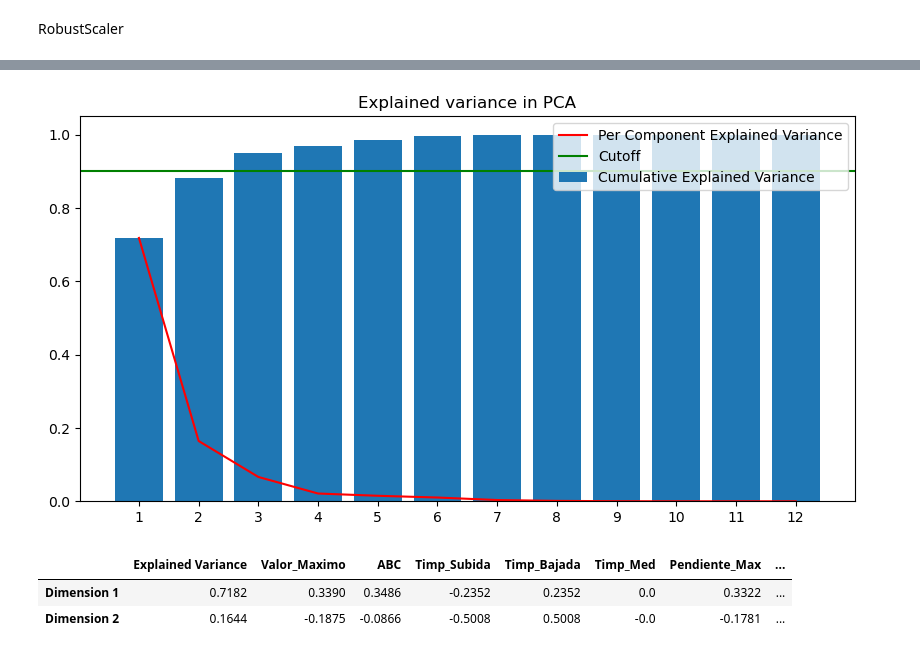
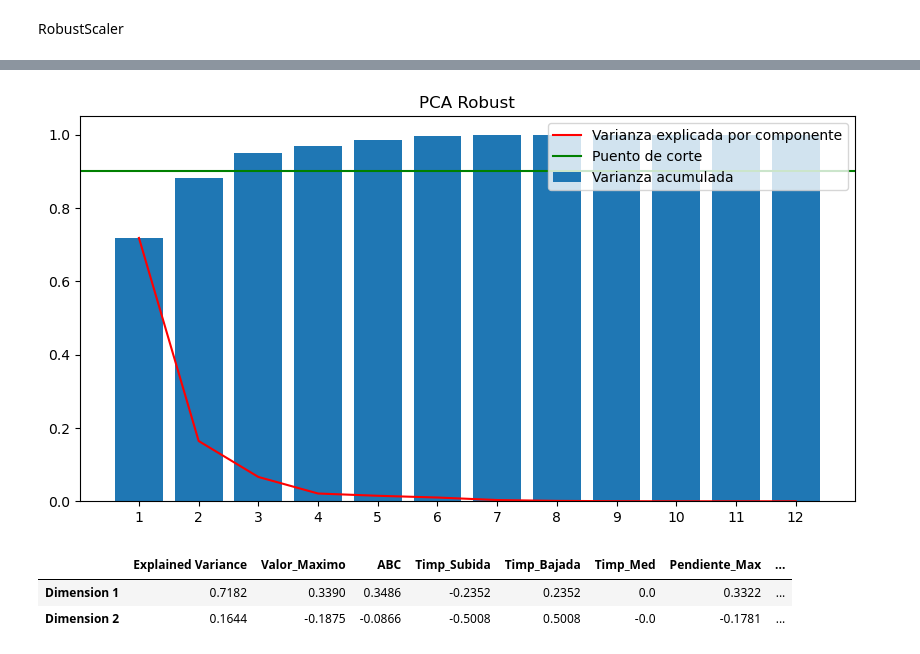
Before and after one commit to WilhelmBuitrago/BandGap-Prediction, a Jupyter notebook: code/BandGap-Prediction_ML_M2.ipynb, the cells around one changed output, grey strips where cells are left out. Saved outputs shown, nothing was run; the diff lists cells and outputs as text; code cells hidden in the pictures.

```diff
--- a/code/BandGap-Prediction_ML_M2.ipynb
+++ b/code/BandGap-Prediction_ML_M2.ipynb
@@ -168,14 +184,14 @@ X_test_pca_rob = pca_rob.transform(X_test_robs)
 # %%
 plt.figure(figsize=(10,5))
-plt.plot(range(1,pca_rob.explained_variance_ratio_.shape[0]+1),pca_rob.explained_variance_ratio_, c='red', label='Per Component Explained Variance')
-plt.bar(range(1,pca_rob.explained_variance_ratio_.shape[0]+1), height=np.cumsum(pca_rob.explained_variance_ratio_), label='Cumulative Explained Variance')
-plt.axhline(y=0.9, c='g', label='Cutoff')
-plt.title('Explained variance in PCA')
+plt.plot(range(1,pca_rob.explained_variance_ratio_.shape[0]+1),pca_rob.explained_variance_ratio_, c='red', label='Varianza explicada por componente')
+plt.bar(range(1,pca_rob.explained_variance_ratio_.shape[0]+1), height=np.cumsum(pca_rob.explained_variance_ratio_), label='Varianza acumulada')
+plt.axhline(y=0.9, c='g', label='Puento de corte')
+plt.title('PCA Robust')
 plt.xticks(range(1,pca_rob.explained_variance_ratio_.shape[0]+1))
 plt.legend(loc=1)
 plt.show()
 # %% [output]
-[figure, old version]
+[figure, new version]
 # %%
 vs.pca_results(pd.DataFrame(X_train_pca_rob,columns=new_data_frame.columns),pca_rob,2)
 # %% [output]
```
Also changed, not shown: parts of 30 cells of this notebook.
